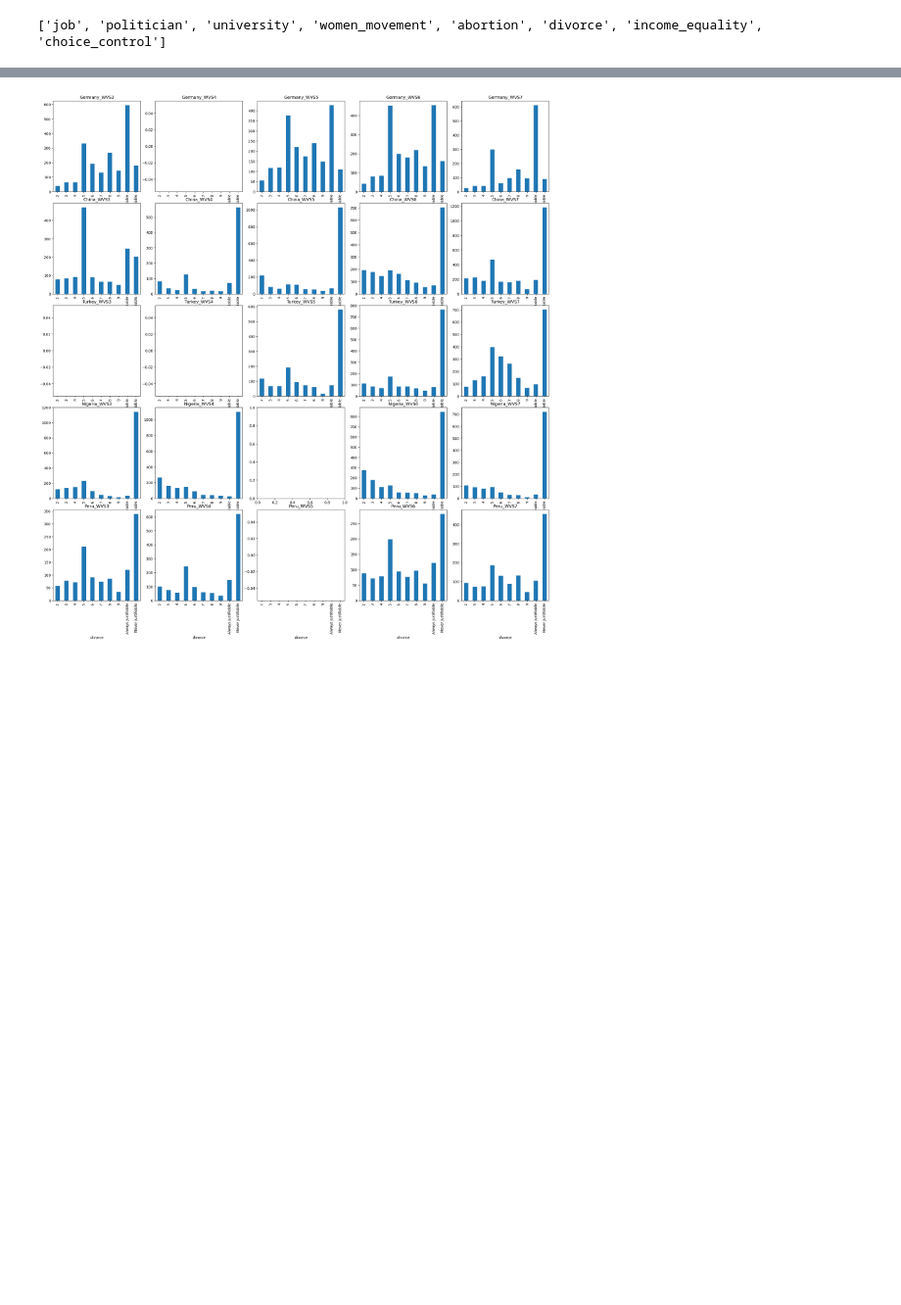
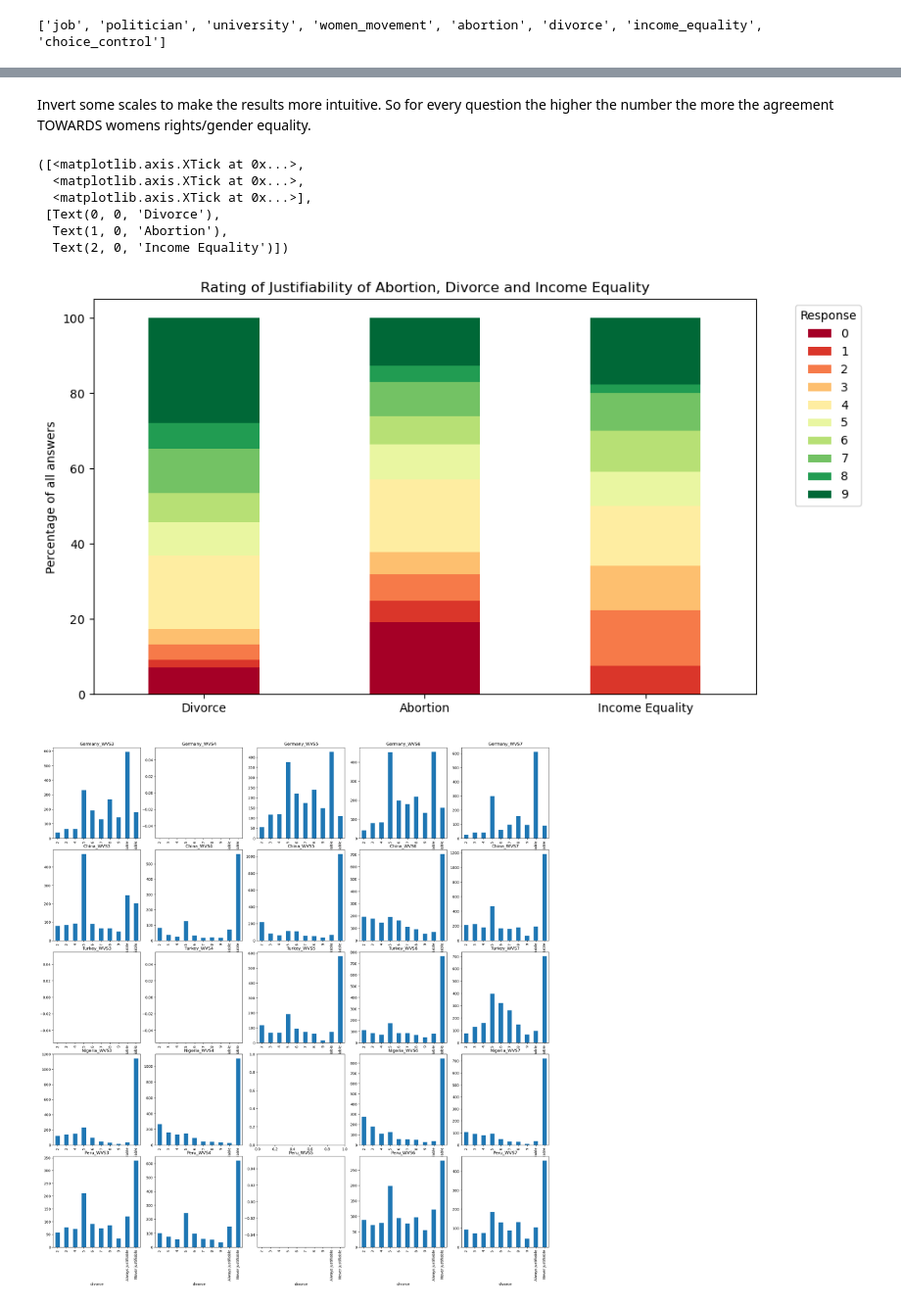
Before and after one commit to BeTheMaster/WorldGenderValues, a Jupyter notebook: src/View_WVS.ipynb, the cells around one changed output, grey strips where cells are left out. Shown at 98% size. Drawn from its saved outputs; the diff is of its cells as text; code cells hidden in the pictures; blank space fills up the shorter version.

Commit message:
Update View_WVS.ipynb
barplot average meinung 10 answer items

```diff
--- a/src/View_WVS.ipynb
+++ b/src/View_WVS.ipynb
@@ -145,6 +148,4 @@ Categories (10, object): ['2', '3', '4', '5', ..., '8', '9', 'A great deal', 'No
 # %%
-dfWVSFilterd['country'].unique()
-
 print(listGenderQuestions)
 
 # replace text answers with numeric ones, according F00011424-Common_EVS_WVS_Dictionary_IVS
@@ -166,17 +167,21 @@ dfWVSFilterd['women_movement'] = dfWVSFilterd['women_movement'].replace("None at
 
 #On the whole, men make better political leaders than women do
 dfWVSFilterd['politician'] = dfWVSFilterd['politician'].replace("Strongly agree", 1)
+dfWVSFilterd['politician'] = dfWVSFilterd['politician'].replace("Agree strongly", 1)
 dfWVSFilterd['politician'] = dfWVSFilterd['politician'].replace("Agree", 2)
 dfWVSFilterd['politician'] = dfWVSFilterd['politician'].replace("Neither", 3)
 dfWVSFilterd['politician'] = dfWVSFilterd['politician'].replace("Disagree", 4)
-dfWVSFilterd['politician'] = dfWVSFilterd['politician'].replace("Strongly disagree ", 5)
+dfWVSFilterd['politician'] = dfWVSFilterd['politician'].replace("Disagree strongly", 5)
+dfWVSFilterd['politician'] = dfWVSFilterd['politician'].replace("Strongly disagree", 5)
 
 # A university education is more important for a boy than for a girl
 dfWVSFilterd['university'] = dfWVSFilterd['university'].replace("Strongly agree", 1)
+dfWVSFilterd['university'] = dfWVSFilterd['university'].replace("Agree strongly", 1)
 dfWVSFilterd['university'] = dfWVSFilterd['university'].replace("Agree", 2)
 dfWVSFilterd['university'] = dfWVSFilterd['university'].replace("Neither", 3)
 dfWVSFilterd['university'] = dfWVSFilterd['university'].replace("Disagree", 4)
-dfWVSFilterd['university'] = dfWVSFilterd['university'].replace("Strongly disagree ", 5)
+dfWVSFilterd['university'] = dfWVSFilterd['university'].replace("Disagree strongly", 5)
+dfWVSFilterd['university'] = dfWVSFilterd['university'].replace("Strongly disagree", 5)
 
 # When jobs are scarce, men should have more right to a job than women
 dfWVSFilterd['job'] = dfWVSFilterd['job'].replace("Strongly agree", 1) #TODO check if exists
@@ -223,3 +208,57 @@ NameError: name 'dfWVSFilterd_2' is not defined
+# %% [markdown]
+Invert some scales to make the results more intuitive.
+So for every question the higher the number the more the agreement TOWARDS womens rights/gender equality.
+# %%
+# Invert values
+dfWVSFilterd['women_movement'] = dfWVSFilterd['women_movement'].replace({1:4, 2:3, 3:2, 4:1})
+dfWVSFilterd['income_equality'] = dfWVSFilterd['income_equality'].replace({1:10, 2:9, 3:8, 4:7, 5:6, 6:5, 7:4, 8:3, 9:2, 10:1})
+
+
+# change values so they start at 0 instead of 1 to avoid having to count to 10 because it fcks up the plots
+# %%
+# TODO bar plots stacken, ein plot pro country & frage, für alle waves
+
+# germany only for fast testing
+dfWVSger = dfWVSFilterd[dfWVSFilterd.country == 'Germany']
+
+# Variables grouped by the number of possible values
+grouped_variables = {
+    '10_values': ['divorce', 'abortion', 'income_equality'], #choice_control
+    '5_values': ['job', 'politician', 'university'],
+    '4_values': ['women_movement']
+}
+
+# Plot for '10_values' group
+df_10_values = dfWVSger[grouped_variables['10_values']]
+df_percentage_10_values = df_10_values.apply(lambda x: x.value_counts(normalize=True) * 100) #normalize= true -> % instead of counting data points
+
+# remove 10 from 2nd position and put at the end of data frame instead where it belongs
+row_to_add = df_percentage_10_values.iloc[1] # copy
+df_percentage_10_values = df_percentage_10_values.drop(df_percentage_10_values.index[1], axis=0) # drop
+df_percentage_10_values = pd.concat([df_percentage_10_values, row_to_add.to_frame().transpose()], ignore_index=True) # paste at end of data
+
+# plot
+ax1 = df_percentage_10_values.T.plot(kind='bar', stacked=True, figsize=(10, 6), colormap='RdYlGn')
+ax1.set_ylabel('Percentage of all answers')
+#ax1.set_xlabel('Question')
+ax1.set_title('Rating of Justifiability of Abortion, Divorce and Income Equality')
+
+#TODO colourbar instead of legend maybr
+#cax = plt.gcf().add_axes([0.92, 0.2, 0.02, 0.6])  # Adjust the position and size as needed
+#plt.colorbar(ax1.patches, ticks=np.linspace(0, 100, 10))  # Adjust ticks as needed
+#cbar = plt.colorbar(ax1)
+#cbar.set_label('X+Y')
+
+ax1.legend(title='Response', bbox_to_anchor=(1.05, 1), loc='upper left')#, labels={"Never justifiable", "2", "3", "4", "5", "6", "7", "8", "9", "Always Justifiable"})# TODO labels labels={"strongly agree"}
+plt.xticks(np.arange(3), ["Divorce", "Abortion", "Income Equality"], rotation=0)
+# %% [output]
+([<matplotlib.axis.XTick at 0x...>,
+  <matplotlib.axis.XTick at 0x...>,
+  <matplotlib.axis.XTick at 0x...>],
+ [Text(0, 0, 'Divorce'),
+  Text(1, 0, 'Abortion'),
+  Text(2, 0, 'Income Equality')])
+[figure, added]
 # %%
 fig, axs = plt.subplots(len(listCountries),len(listWaves),figsize=(20, 20))
 plt.tight_layout()
```
Also changed, not shown: parts of 3 cells of this notebook.
